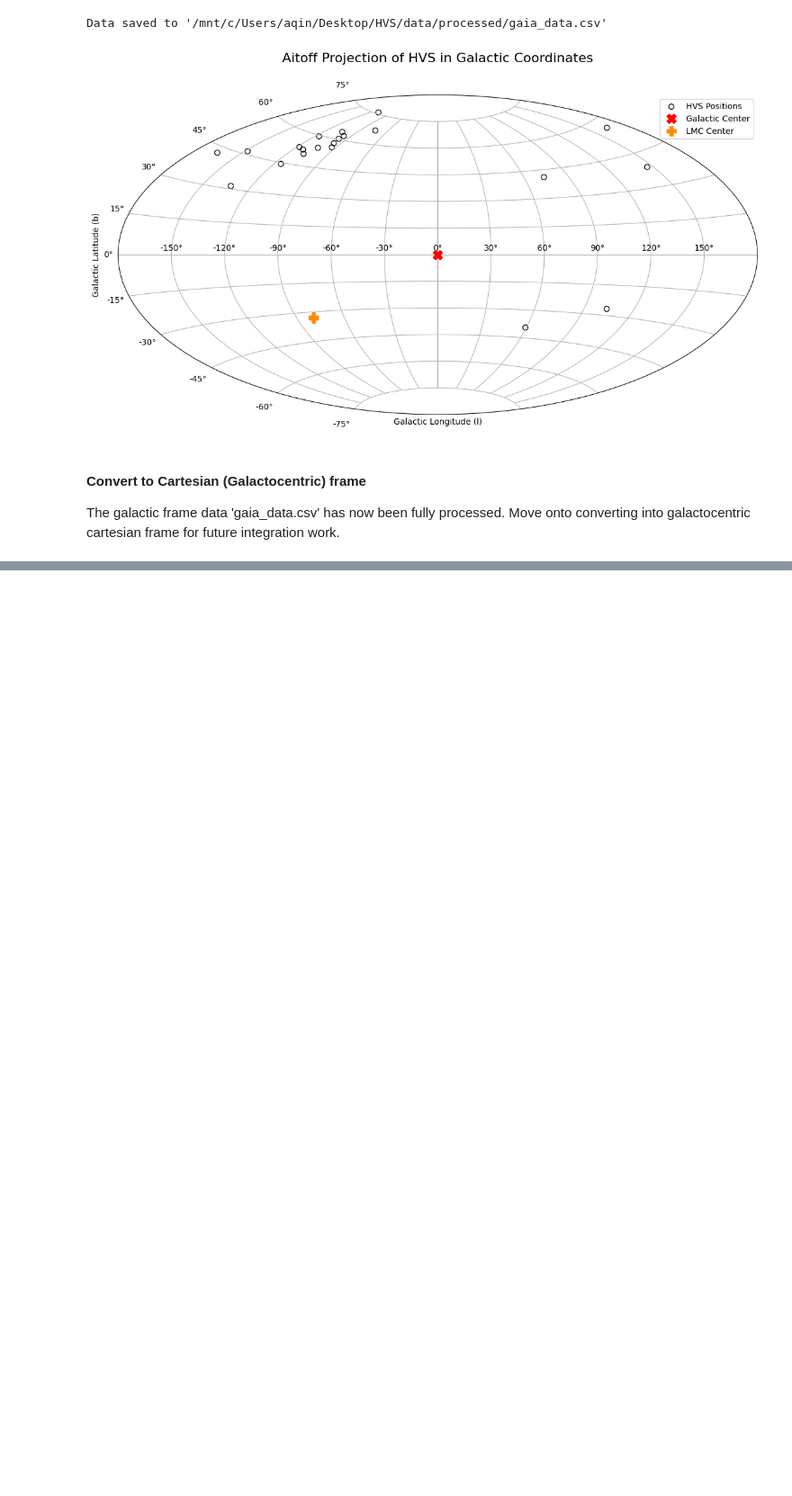
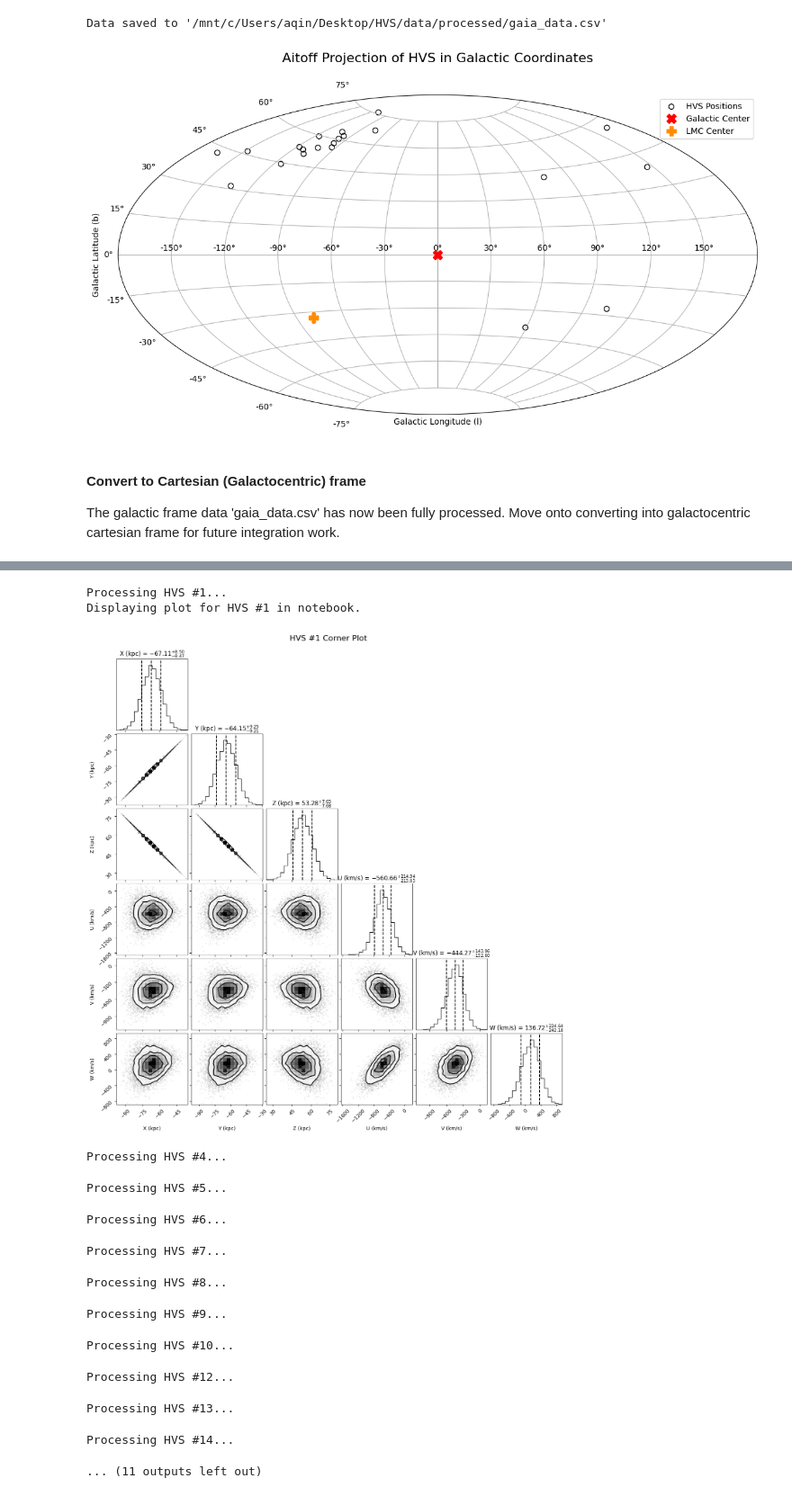
Before and after one commit to andrewqin29/hvs-integrator, a Jupyter notebook: notebooks/data_generation.ipynb, the cells around one changed output, grey strips where cells are left out. Shown at 90% size. Drawn from its saved outputs; the diff is of its cells as text; code cells hidden in the pictures; blank space fills up the shorter version.

Commit message:
change to 6d covariance matrix and pipeline reformatting

```diff
--- a/notebooks/data_generation.ipynb
+++ b/notebooks/data_generation.ipynb
@@ -304,0 +264,72 @@ Done.
+# %%
+# pathing
+script_dir = os.path.dirname(os.path.abspath(__file__))
+project_root = os.path.dirname(script_dir)
+processed_data_folder_path = os.path.join(project_root, 'data', 'processed')
+corner_folder_path = os.path.join(processed_data_folder_path, 'corner_plots')
+
+if not os.path.exists(corner_folder_path):
+    os.makedirs(corner_folder_path)
+
+cartesian_results_list = []
+covariance_results_list = []
+
+for index, star in tqdm(df.iterrows(), total=df.shape[0]):
+    print(f"\nProcessing HVS #{hvs_id}...")
+    hvs_id = int(star['HVS'])
+
+    means, stds, cov_6d, fig = convert_to_cartesian_w_errors(star)
+
+    fig.suptitle(f"HVS #{hvs_id} Corner Plot", fontsize=16, y=1.02)
+
+    result_data = {'HVS': hvs_id}
+    var_names = ['x', 'y', 'z', 'u', 'v', 'w']
+
+   # cartesian data (means and errors)
+    cartesian_data = {'HVS': hvs_id, 'source_id': int(star['source_id'])}
+    for i, name in enumerate(var_names):
+        cartesian_data[name] = means[i]
+        cartesian_data[f'{name}_err'] = stds[i]
+    cartesian_results_list.append(cartesian_data)
+
+    # covariance data
+    covariance_data = {'HVS': hvs_id, 'source_id': int(star['source_id'])}
+    for i in range(6):
+        for j in range(i, 6):
+            header = f'cov_{var_names[i]}{var_names[j]}'
+            covariance_data[header] = cov_6d[i, j]
+    covariance_results_list.append(covariance_data)
+
+    # saving corner plots
+    filename = f"hvs_{hvs_id}_corner.png"
+    save_path = os.path.join(corner_folder_path, filename)
+    fig.savefig(save_path)
+    plt.close(fig)
+
+print("Stars processed. Saving data...")
+cartesian_df = pd.DataFrame(cartesian_results_list)
+cartesian_csv_path = os.path.join(processed_data_folder_path, '6d_cartesian_data.csv')
+cartesian_df.to_csv(cartesian_csv_path, index=False)
+print(f"Cartesian data saved to '{cartesian_csv_path}'")
+
+covariance_df = pd.DataFrame(covariance_results_list)
+covariance_csv_path = os.path.join(processed_data_folder_path, '6d_cartesian_covariance.csv')
+covariance_df.to_csv(covariance_csv_path, index=False)
+print(f"Covariance matrices saved to '{covariance_csv_path}'")
+
+print("\nDone.")
+# %% [output]
+Processing HVS #1...
+Displaying plot for HVS #1 in notebook.
+[figure, added]
+Processing HVS #4...
+Processing HVS #5...
+Processing HVS #6...
+Processing HVS #7...
+Processing HVS #8...
+Processing HVS #9...
+Processing HVS #10...
+Processing HVS #12...
+Processing HVS #13...
+Processing HVS #14...
+... (11 outputs left out)
```
Also changed, not shown: parts of 1 cell of this notebook, 6 other files.
